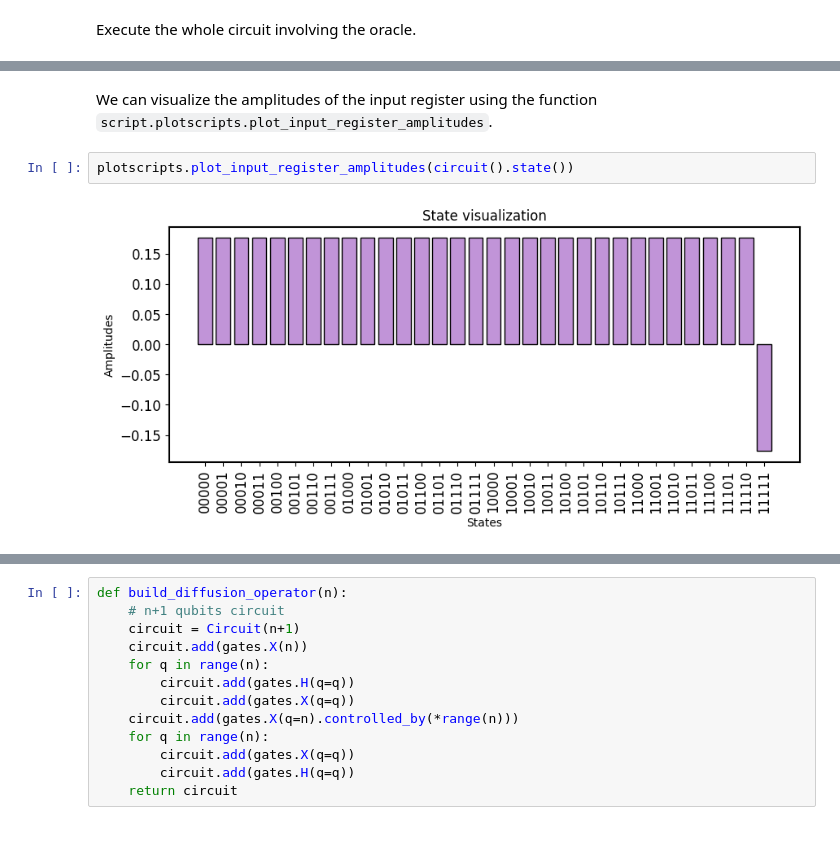
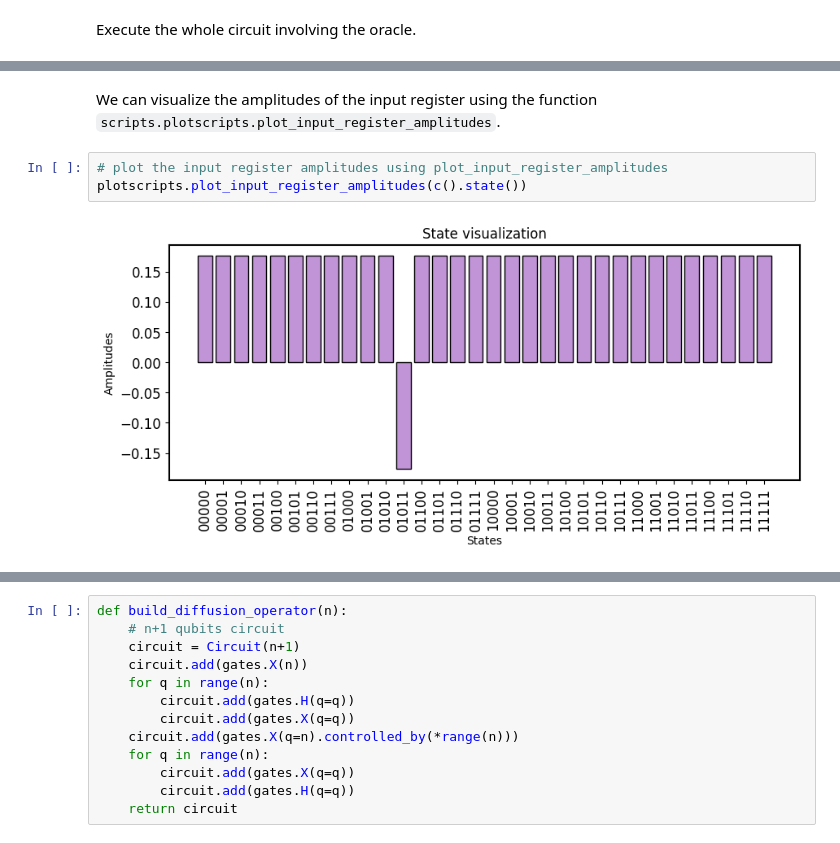
Before and after one commit to qiboteam/qiboedu, a Jupyter notebook: notebooks/Lecture4.ipynb, the cells around one changed output, grey strips where cells are left out. Drawn from its saved outputs; the diff is of its cells as text.

```diff
--- a/notebooks/Lecture4.ipynb
+++ b/notebooks/Lecture4.ipynb
@@ -242,7 +244,8 @@ Amplitude of the guily state: 0.17677669529663678
 # %% [markdown]
-We can visualize the amplitudes of the input register using the function `script.plotscripts.plot_input_register_amplitudes`.
+We can visualize the amplitudes of the input register using the function `scripts.plotscripts.plot_input_register_amplitudes`.
-# %%
-plotscripts.plot_input_register_amplitudes(circuit().state())
-# %% [output]
-[figure, removed]
+# %%
+# plot the input register amplitudes using plot_input_register_amplitudes
+plotscripts.plot_input_register_amplitudes(c().state())
+# %% [output]
+[figure, added]
 # %% [markdown]
```
Also changed, not shown: parts of 40 cells of this notebook, 10 other files.
